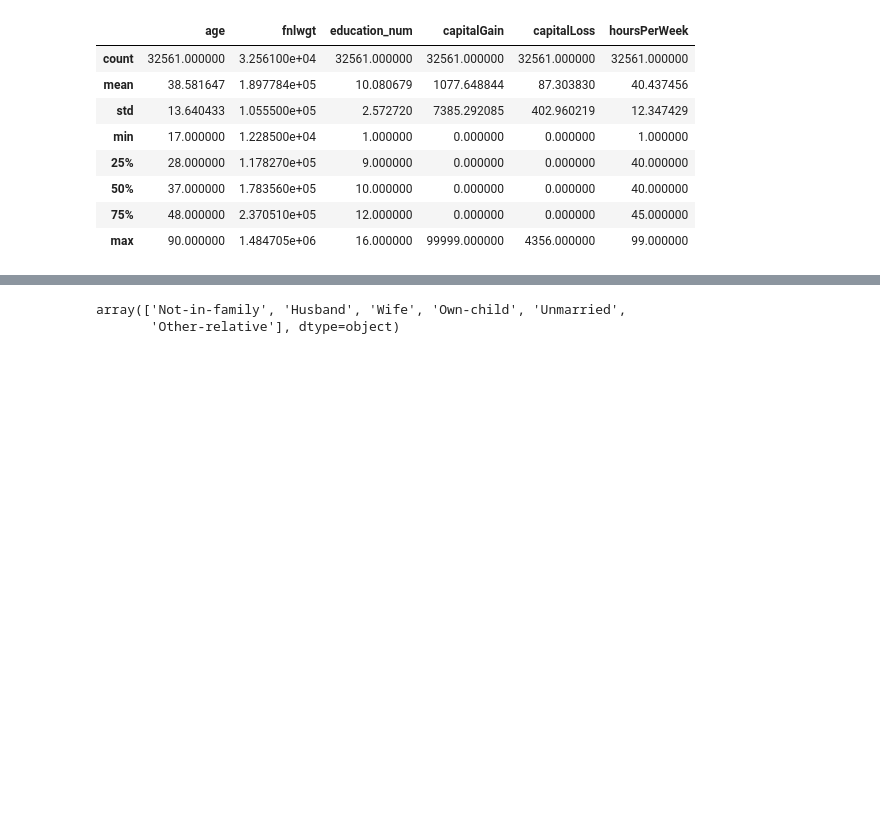
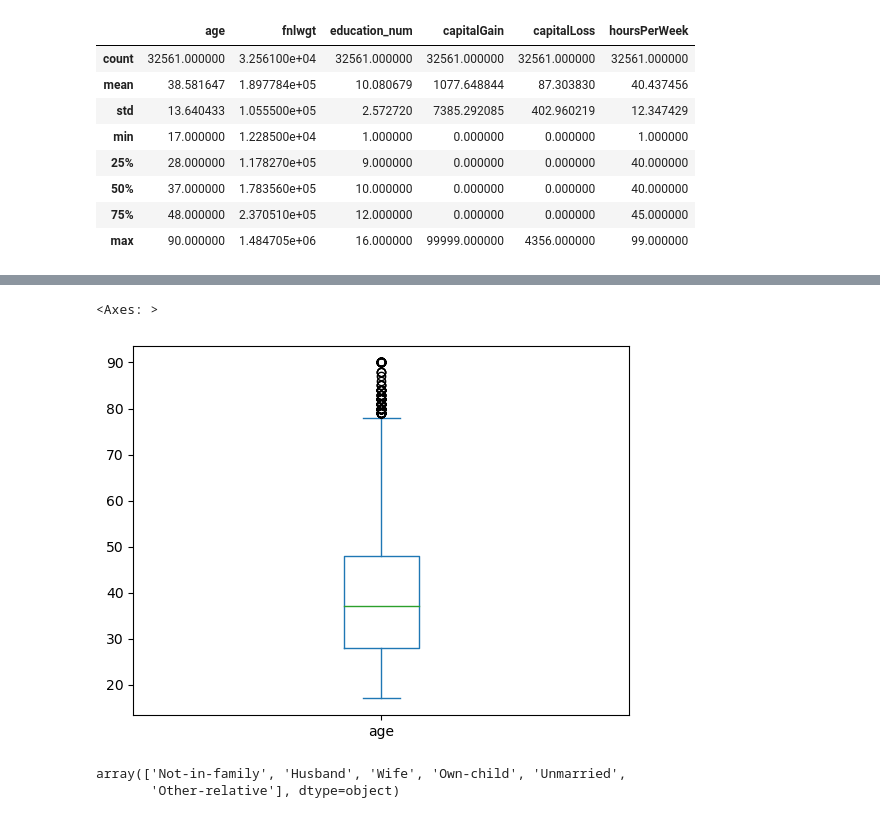
Before and after one commit to PacktPublishing/Hands-On-Data-Preprocessing-in-Python, a Jupyter notebook: Chapter01/Chapter 1.ipynb, the cells around one changed output, grey strips where cells are left out. Drawn from its saved outputs; the diff is of its cells as text; code cells hidden in the pictures; blank space fills up the shorter version.

```diff
--- a/Chapter01/Chapter 1.ipynb
+++ b/Chapter01/Chapter 1.ipynb
@@ -436,3 +568,8 @@ adult_df.age.plot.hist()
+# %%
+adult_df.age.plot.box()
+# %% [output]
+<Axes: >
+[figure, added]
 # %%
 adult_df.relationship.unique()
 # %% [output]
```
Also changed, not shown: parts of 28 cells of this notebook, 1 other file.
